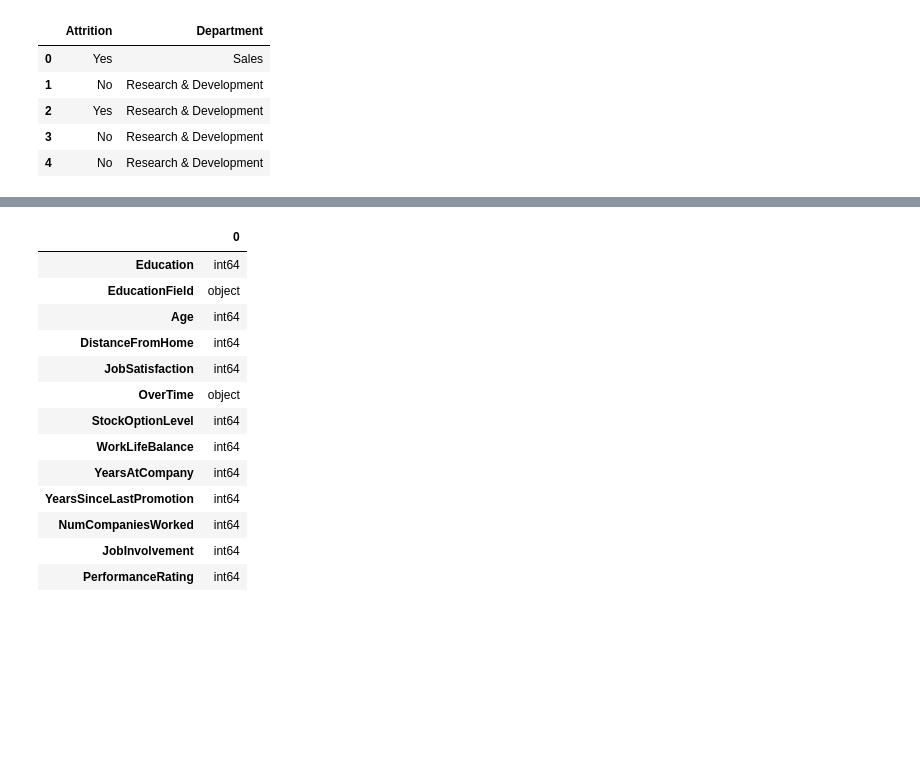
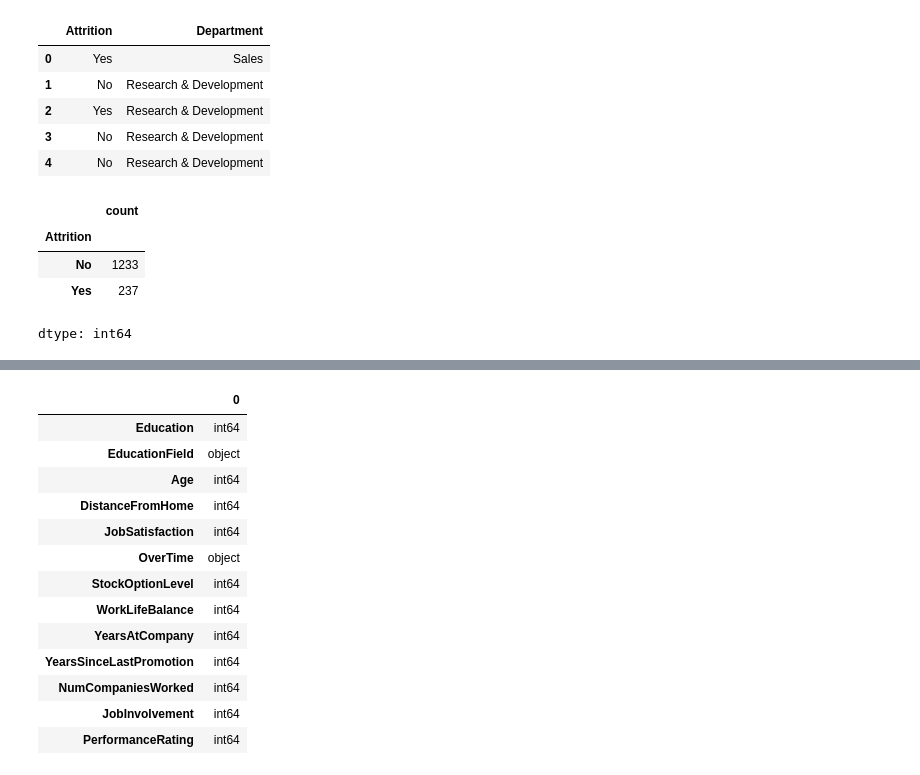
Before and after one commit to JimGile/neural-network-challenge-2, a Jupyter notebook: notebooks/attrition.ipynb, the cells around one changed output, grey strips where cells are left out. Drawn from its saved outputs; the diff is of its cells as text; code cells hidden in the pictures; blank space fills up the shorter version.

```diff
--- a/notebooks/attrition.ipynb
+++ b/notebooks/attrition.ipynb
@@ -53,3 +53,12 @@ y_df.head()
 | 2 | Yes | Research & Development |
 | 3 | No | Research & Development |
 | 4 | No | Research & Development |
+# %%
+# Check to see how skewed the Attrition data is
+y_df['Attrition'].value_counts()
+# %% [output]
+|  | count |
+| Attrition |  |
+| No | 1233 |
+| Yes | 237 |
+dtype: int64
```
Also changed, not shown: parts of 9 cells of this notebook.
